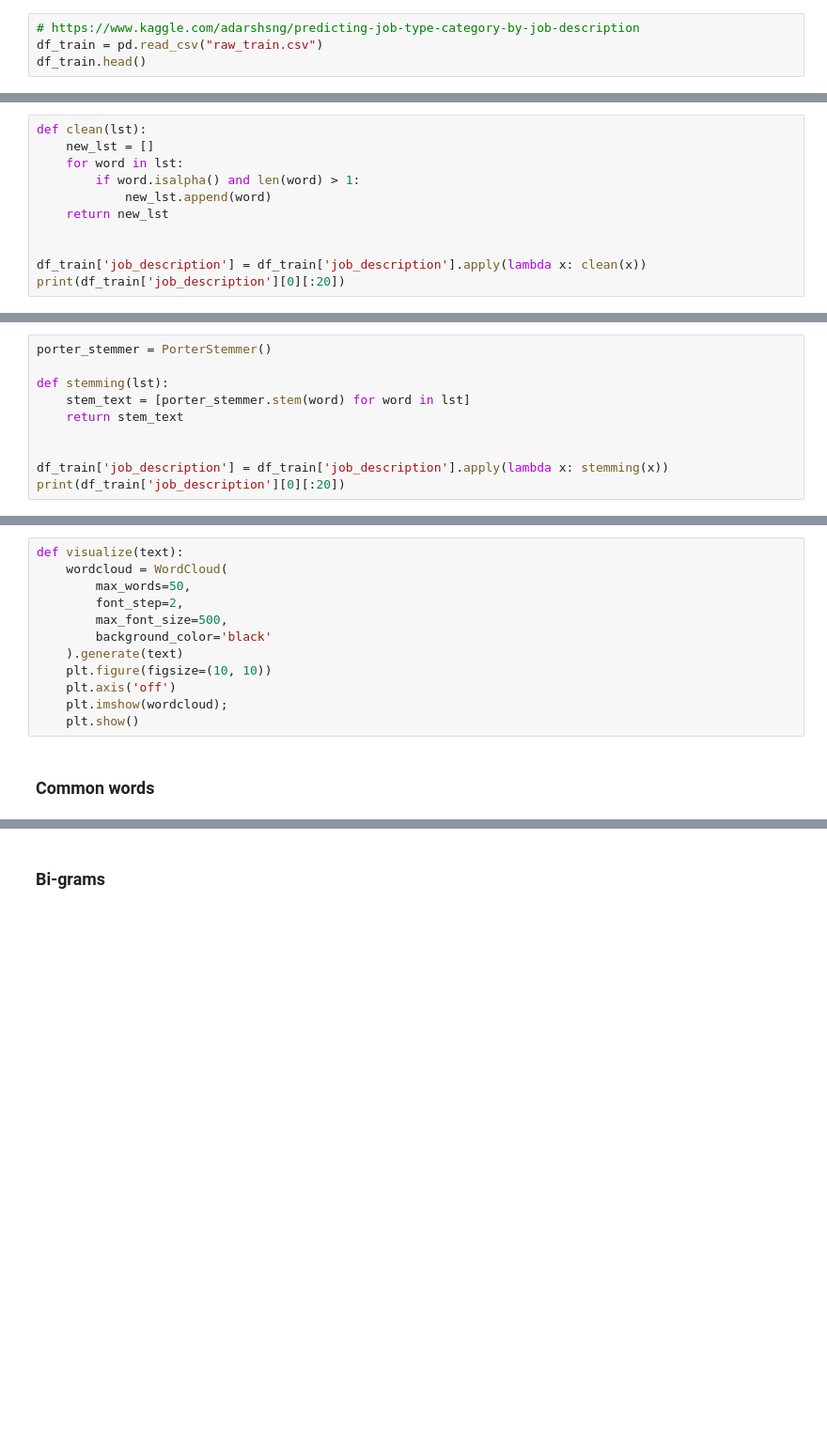
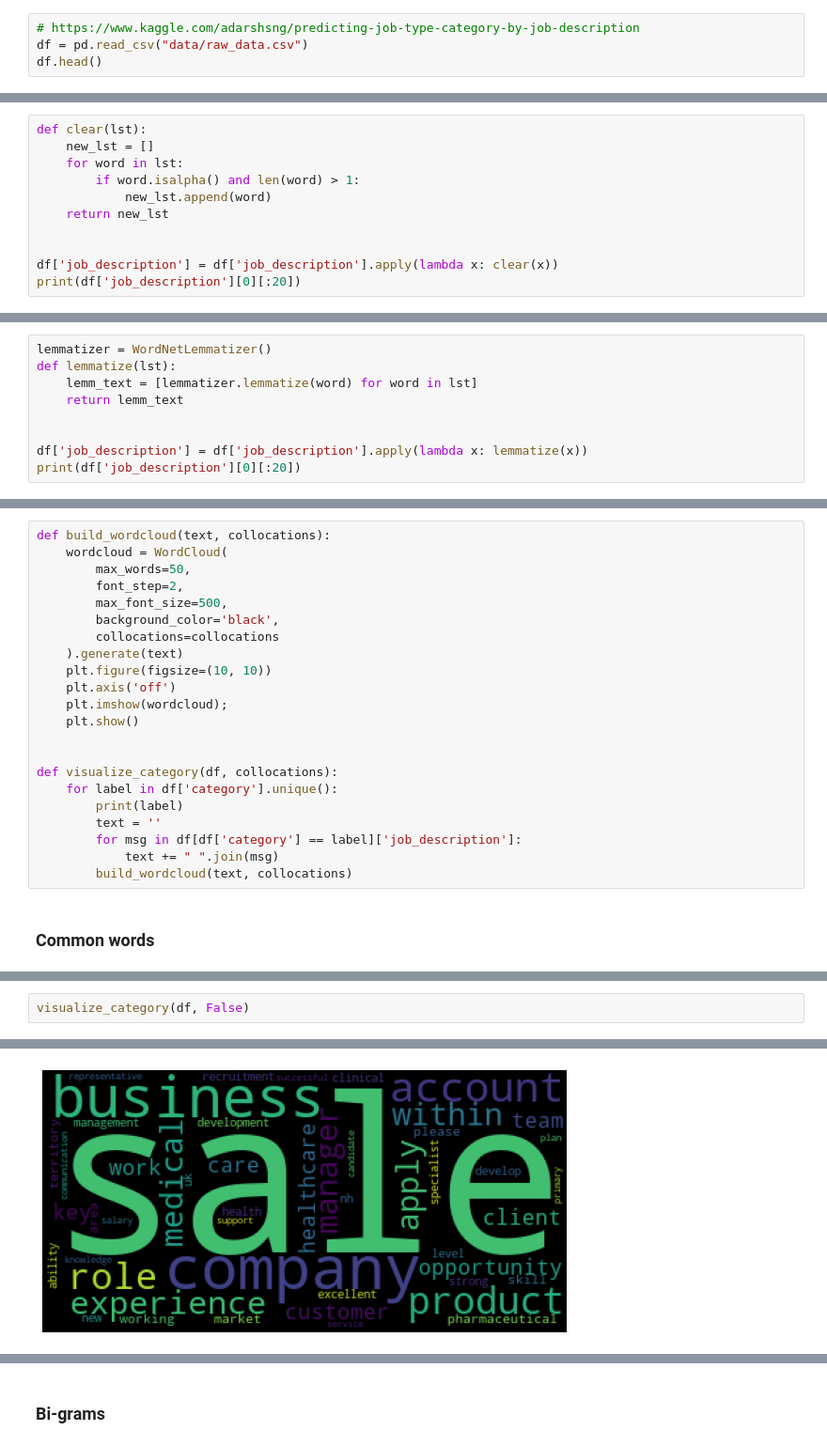
Before and after one commit to srk-practicum/2022-knu-nlp, a Jupyter notebook: step_1.ipynb, the cells around one changed output, grey strips where cells are left out. Shown at 94% size. Cells and saved outputs as stored; diff of their text form; blank space fills up the shorter version.

```diff
--- a/step_1.ipynb
+++ b/step_1.ipynb
@@ -21,8 +29,8 @@ from nltk.stem.porter import PorterStemmer
 ### Get the Data
 # %%
 # https://www.kaggle.com/adarshsng/predicting-job-type-category-by-job-description
-df_train = pd.read_csv("raw_train.csv")
-df_train.head()
+df = pd.read_csv("data/raw_data.csv")
+df.head()
 # %% [output]
 |  | job_no | job_description | job_type | category |
 | 0 | Id-12765 | Zest Scientific is searching for ... | Permanent | Pharmaceutical, Healthcare and Me... |
@@ -132,7 +125,7 @@ print(df_train['job_description'][0][:20])
 # %% [output]
 ['zest', 'scientific', 'is', 'searching', 'for', 'an', 'accomplished', 'scientific', 'sales', 'professional', 'in', 'the', 'netherlands', 'this', 'territory', 'will', 'play', 'a', 'pivotal', 'role']
 # %%
-def clean(lst):
+def clear(lst):
     new_lst = []
     for word in lst:
         if word.isalpha() and len(word) > 1:
@@ -140,8 +133,8 @@ def clean(lst):
     return new_lst
 
 
-df_train['job_description'] = df_train['job_description'].apply(lambda x: clean(x))
-print(df_train['job_description'][0][:20])
+df['job_description'] = df['job_description'].apply(lambda x: clear(x))
+print(df['job_description'][0][:20])
 # %% [output]
 ['zest', 'scientific', 'is', 'searching', 'for', 'an', 'accomplished', 'scientific', 'sales', 'professional', 'in', 'the', 'netherlands', 'this', 'territory', 'will', 'play', 'pivotal', 'role', 'as']
 # %% [markdown]
@@ -163,11 +156,10 @@ print(df_train['job_description'][0][:20])
 # %%
-porter_stemmer = PorterStemmer()
-
-def stemming(lst):
-    stem_text = [porter_stemmer.stem(word) for word in lst]
-    return stem_text
+lemmatizer = WordNetLemmatizer()
+def lemmatize(lst):
+    lemm_text = [lemmatizer.lemmatize(word) for word in lst]
+    return lemm_text
 
 
-df_train['job_description'] = df_train['job_description'].apply(lambda x: stemming(x))
-print(df_train['job_description'][0][:20])
+df['job_description'] = df['job_description'].apply(lambda x: lemmatize(x))
+print(df['job_description'][0][:20])
 # %% [output]
@@ -175,16 +167,26 @@ print(df_train['job_description'][0][:20])
 # %% [markdown]
 ## Visualization
 # %%
-def visualize(text):
+def build_wordcloud(text, collocations):
     wordcloud = WordCloud(
         max_words=50,
         font_step=2,
         max_font_size=500,
-        background_color='black'
+        background_color='black',
+        collocations=collocations
     ).generate(text)
     plt.figure(figsize=(10, 10))
     plt.axis('off')
     plt.imshow(wordcloud);
     plt.show()
+
+
+def visualize_category(df, collocations):
+    for label in df['category'].unique():
+        print(label)
+        text = ''
+        for msg in df[df['category'] == label]['job_description']:
+            text += " ".join(msg)
+        build_wordcloud(text, collocations)
 # %% [markdown]
 ### Common words
@@ -211,0 +193,3 @@ Regulatory Affairs
+# %%
+visualize_category(df, False)
+# %% [output]
@@ -211,0 +197 @@ Regulatory Affairs
+[figure, added]
```
Also changed, not shown: parts of 32 cells of this notebook.
